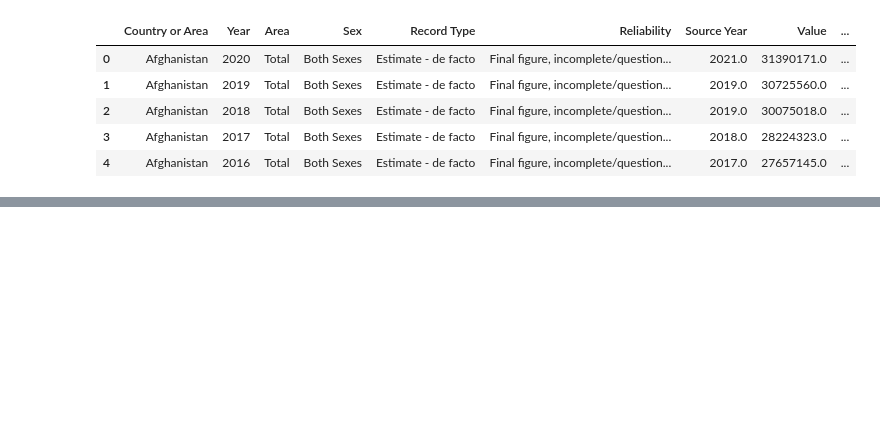
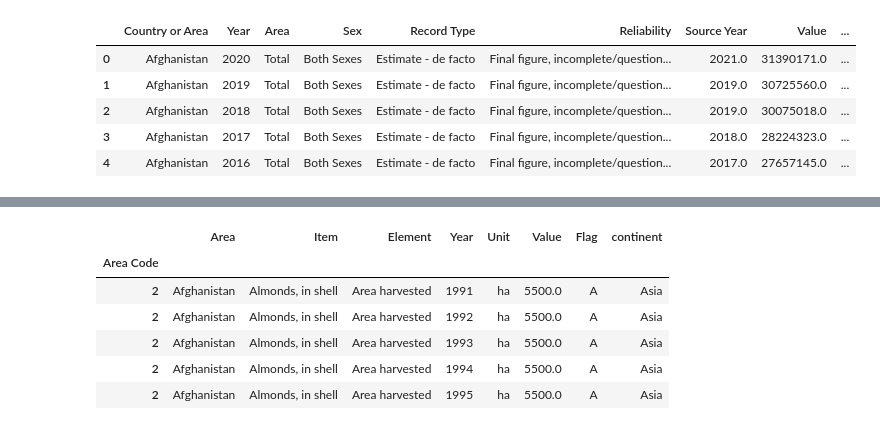
Before and after one commit to BoSuto/Specialist-Certificate-in-Data-Analytics-Essential-Jan-2023, a Jupyter notebook: Project - Spring 2023.ipynb, the cells around one changed output, grey strips where cells are left out. Saved outputs shown, nothing was run; the diff lists cells and outputs as text; code cells hidden in the pictures; blank space fills up the shorter version.

Commit message:
filtering third dataset
and summing other DataFrame by continent

```diff
--- a/Project - Spring 2023.ipynb
+++ b/Project - Spring 2023.ipynb
@@ -233,10 +241,13 @@ population.head()
 | 4 | Afghanistan | 2016 | Total | Both Sexes | Estimate - de facto | Final figure, incomplete/question... | 2017.0 | 27657145.0 | ... |
 # %%
 def country_name_to_continent (country_name):
-    country_code = pc.country_name_to_country_alpha2(country_name)
-    continent_name = country_to_continent(country_code)
-    return continent_name
+    try:
+        country_code = pc.country_name_to_country_alpha2(country_name)
+        continent_name = country_to_continent(country_code)
+        return continent_name
+    except:
+        pass
 
-population['continent'] = population['Country or Area'].map(country_name_to_continent(country_name_to_continent))
+population['continent'] = population['Country or Area'].map(country_name_to_continent)
 population.head()
 # %% [output]
@@ -256,0 +295,3 @@ food.head()
+# %%
+filtered_food= food.filter(items=['Area','Item','Element','Year','Unit','Value','Flag']).loc[food['Flag']=='A']
+filtered_food.head()
@@ -256,0 +306,11 @@ food.head()
+# %%
+filtered_food['continent'] = filtered_food['Area'].map(country_name_to_continent)
+filtered_food.head()
+# %% [output]
+|  | Area | Item | Element | Year | Unit | Value | Flag | continent |
+| Area Code |  |  |  |  |  |  |  |  |
+| 2 | Afghanistan | Almonds, in shell | Area harvested | 1991 | ha | 5500.0 | A | Asia |
+| 2 | Afghanistan | Almonds, in shell | Area harvested | 1992 | ha | 5500.0 | A | Asia |
+| 2 | Afghanistan | Almonds, in shell | Area harvested | 1993 | ha | 5500.0 | A | Asia |
+| 2 | Afghanistan | Almonds, in shell | Area harvested | 1994 | ha | 5500.0 | A | Asia |
+| 2 | Afghanistan | Almonds, in shell | Area harvested | 1995 | ha | 5500.0 | A | Asia |
```
Also changed, not shown: parts of 10 cells of this notebook.
